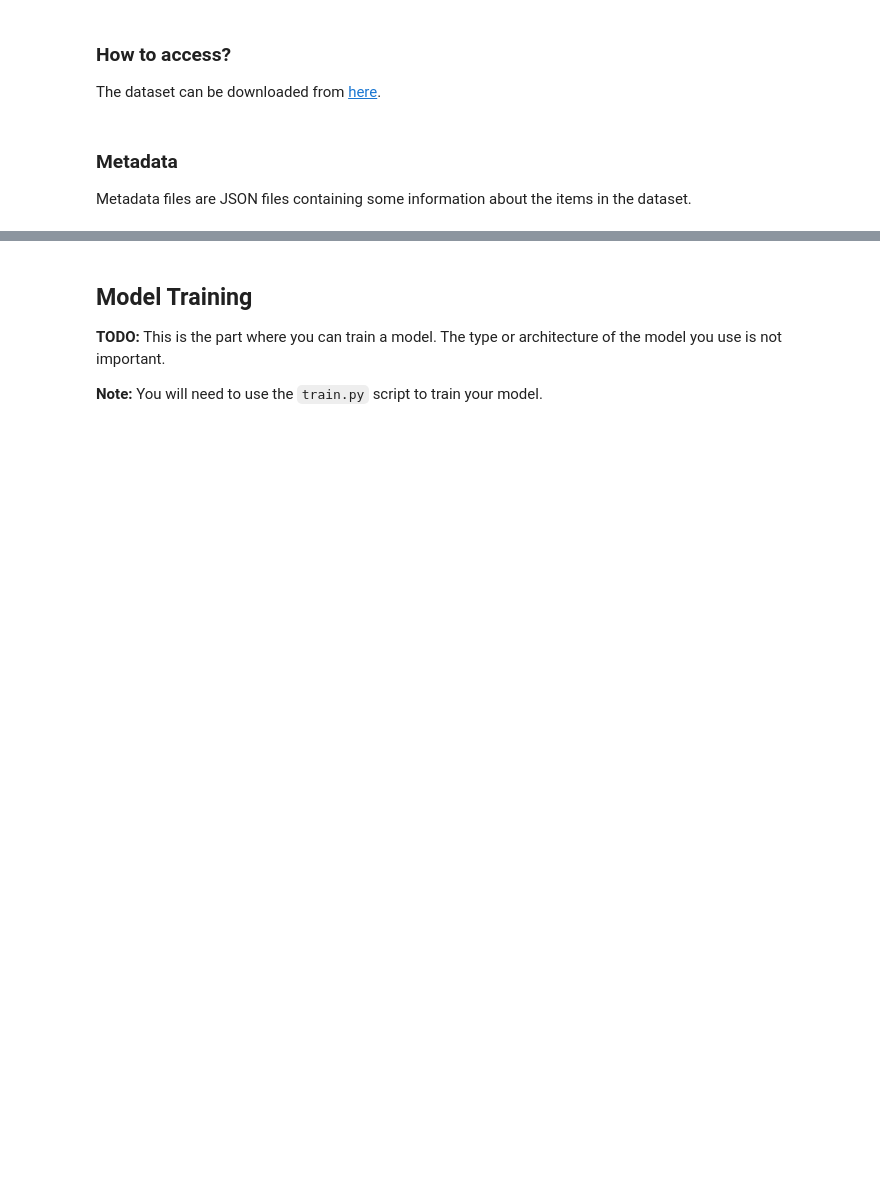
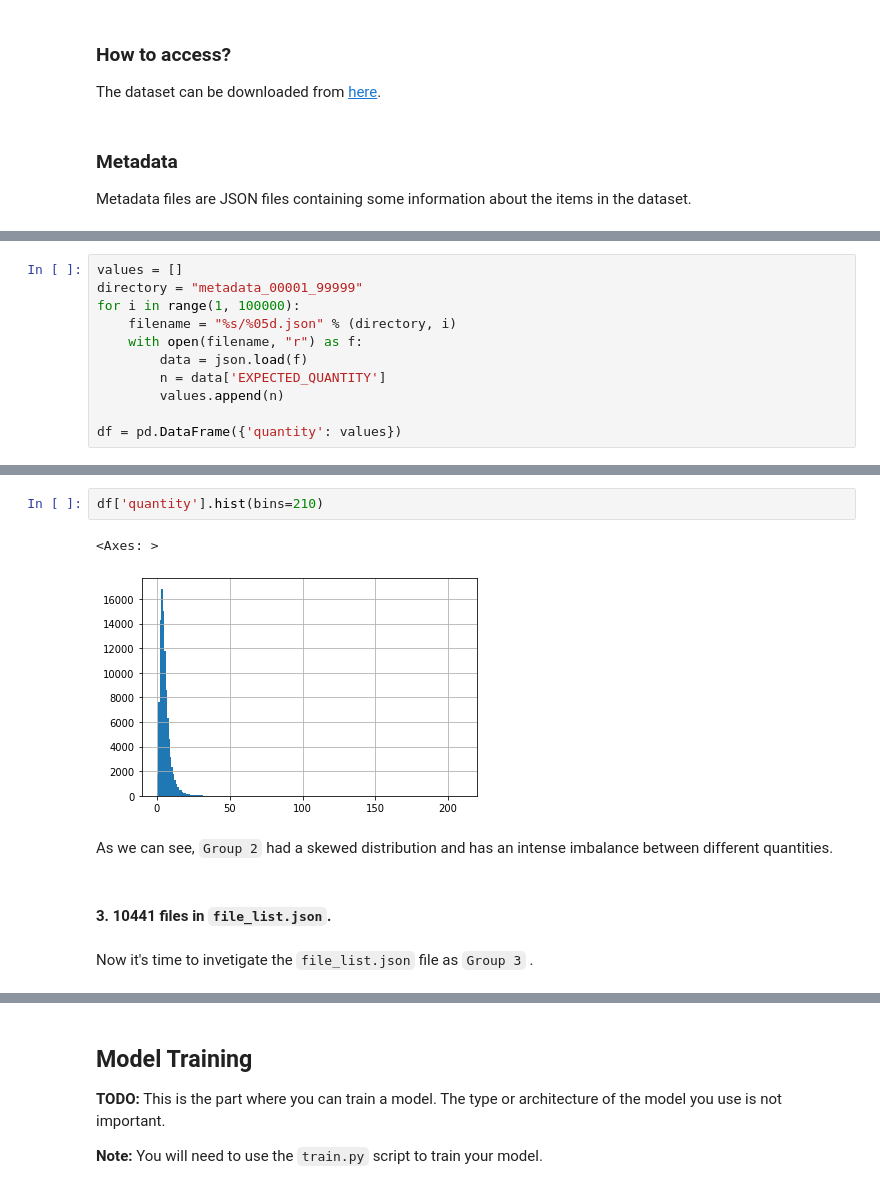
Before and after one commit to mohsenMahmoodzadeh/Object-Counting-in-Inventory-Monitoring, a Jupyter notebook: starter/sagemaker.ipynb, the cells around one changed output, grey strips where cells are left out. Cells and saved outputs as stored; diff of their text form; blank space fills up the shorter version.

````diff
--- a/starter/sagemaker.ipynb
+++ b/starter/sagemaker.ipynb
@@ -112,0 +202,11 @@ def download_and_arrange_data():
+# %%
+values = []
+directory = "metadata_00001_99999"
+for i in range(1, 100000):
+    filename = "%s/%05d.json" % (directory, i)
+    with open(filename, "r") as f:
+        data = json.load(f)
+        n = data['EXPECTED_QUANTITY']
+        values.append(n)
+
+df = pd.DataFrame({'quantity': values})
@@ -112,0 +234,11 @@ def download_and_arrange_data():
+# %%
+df['quantity'].hist(bins=210)
+# %% [output]
+<Axes: >
+[figure, added]
+# %% [markdown]
+As we can see, ```Group 2``` had a skewed distribution and has an intense imbalance between different quantities.
+# %% [markdown]
+#### 3. 10441 files in ```file_list.json```.
+# %% [markdown]
+Now it's time to invetigate the ```file_list.json``` file as ```Group 3``` .
````
Also changed, not shown: parts of 100 cells of this notebook.
